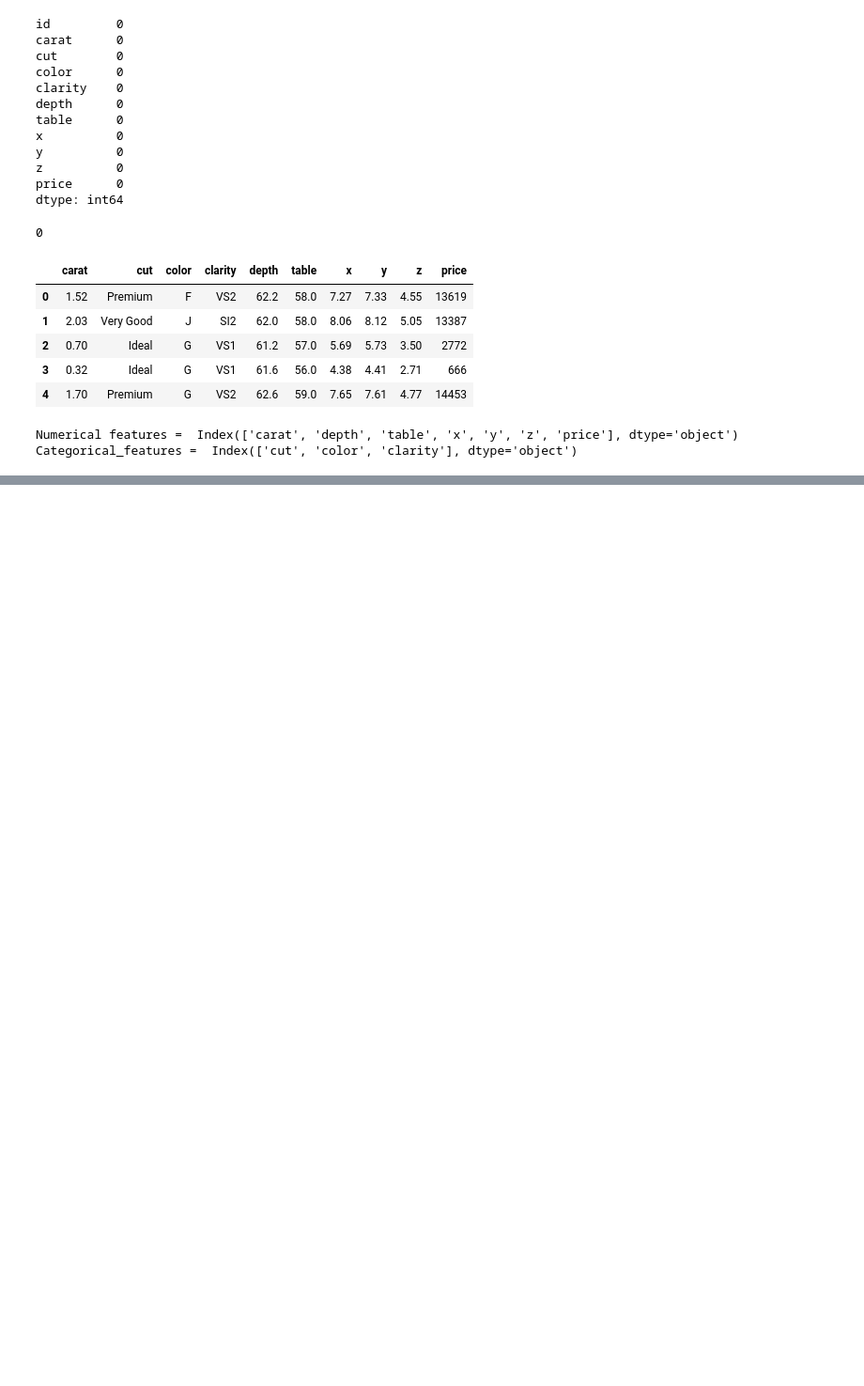
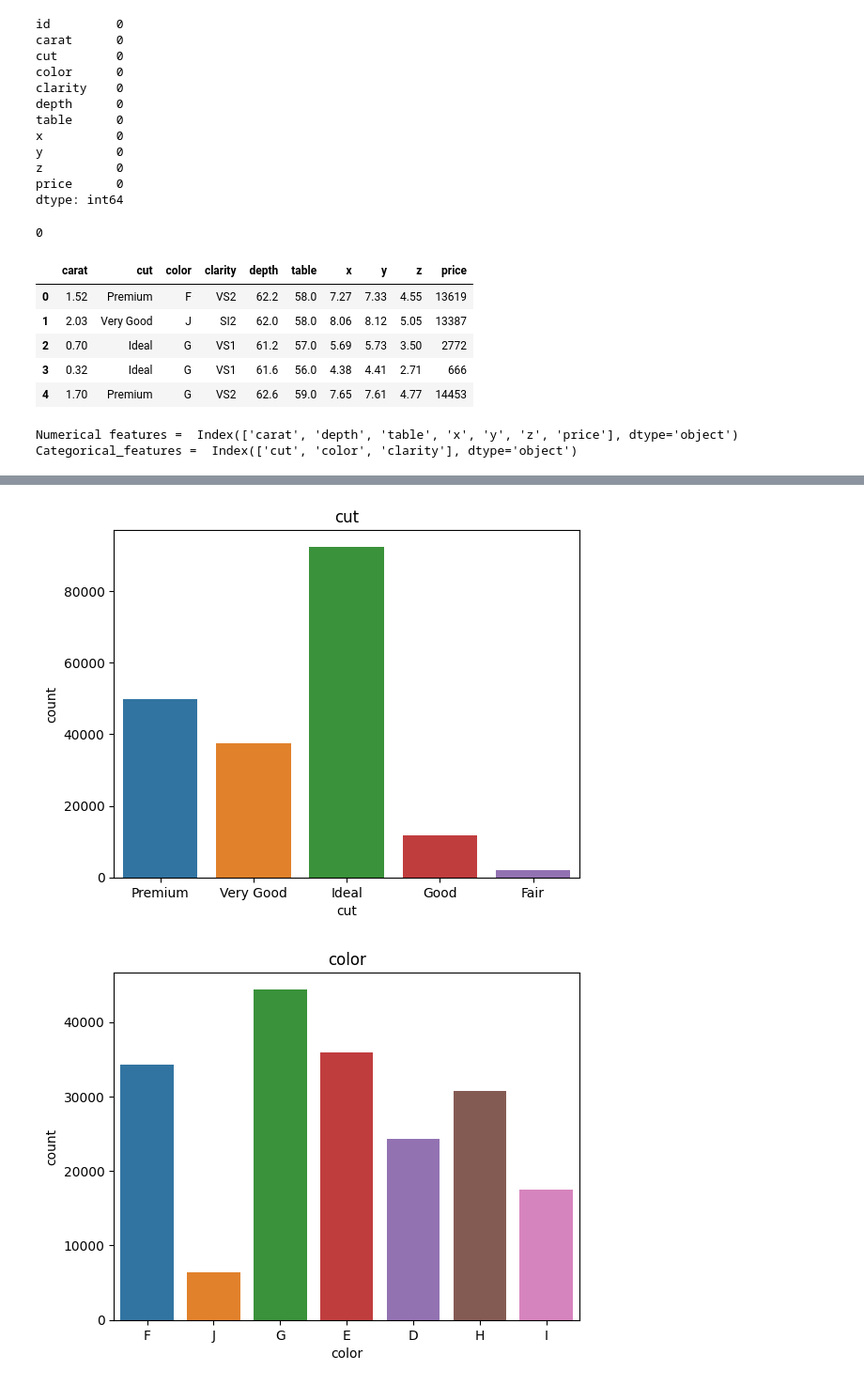
Before and after one commit to dhawalepranav/DiamondPrice, a Jupyter notebook: Notebooks/EDA.ipynb, the cells around one changed output, grey strips where cells are left out. Shown: that part at 94% size. Drawn from its saved outputs; the diff is of its cells as text; code cells hidden in the pictures; blank space fills up the shorter version.

```diff
--- a/Notebooks/EDA.ipynb
+++ b/Notebooks/EDA.ipynb
@@ -91,0 +126,8 @@ Index(['cut', 'color', 'clarity'], dtype='object')
+# %%
+for i in categorical_features:
+    sns.countplot(data=df,x=df[i])
+    plt.title(i)
+    plt.show()
+# %% [output]
+[figure, added]
+[figure, added]
```
Also changed, not shown: parts of 11 cells of this notebook.
